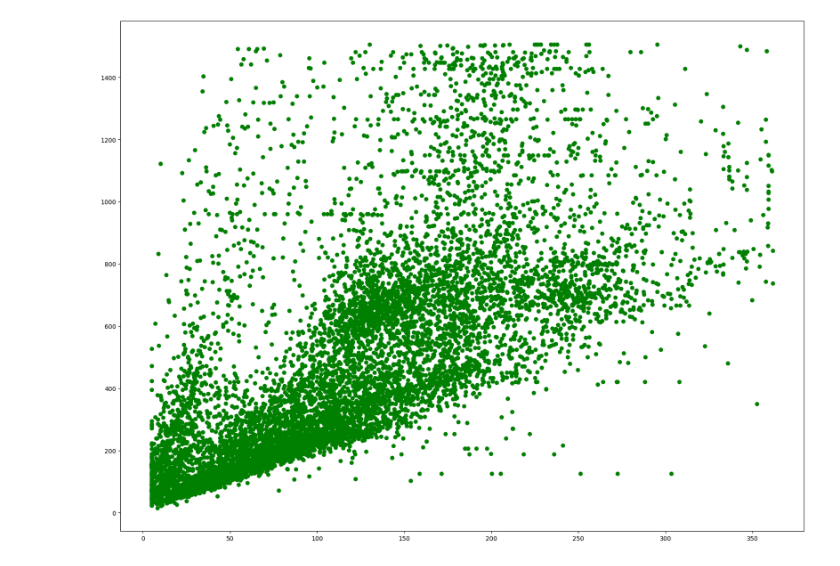
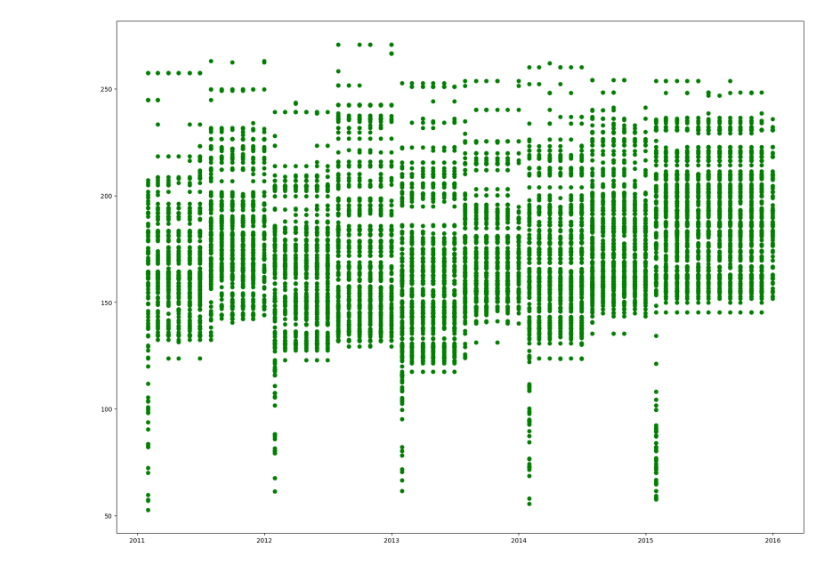
Before and after one commit to kylerod22/siads593-water-sustainability, a Jupyter notebook: milestone.ipynb, the cells around one changed output. Cells and saved outputs as stored; diff of their text form; code cells hidden in the pictures.

Commit message:
primary_dataset function plus visualization

```diff
--- a/milestone.ipynb
+++ b/milestone.ipynb
@@ -14,4 +0,0 @@ import pandas as pd
-# %%
-landsat = pd.read_csv('landsat_features_training.csv')
-terra = pd.read_csv('terraclimate_features_training.csv')
-water_qual = pd.read_csv('water_quality_training_dataset.csv')
@@ -29,0 +1,28 @@ landsat_terra_water_qual.head()
+# %%
+import pandas as pd
+
+def primary_dataset(landsat='landsat_features_training.csv', terraclimate='terraclimate_features_training.csv', wq='water_quality_training_dataset.csv', col='Sample Date'):
+    '''
+    input: 3 primary datasets (CSV files) from EY's Water Quality Prediction: Benchmark Notebook
+    return: merged pandas dataframe with added bin column (monthly) joined on GPS coordinates and date
+    '''
+    # read CSVs
+    landsat = pd.read_csv(landsat)
+    terraclimate = pd.read_csv(terraclimate)
+    wq = pd.read_csv(wq)
+
+    # merge features and targets on coordinates and date; convert to datetime
+    landsat_terracl = pd.merge(landsat, terraclimate)
+    landsat_terracl_wq = pd.merge(landsat_terracl, wq)
+    landsat_terracl_wq[col] = pd.to_datetime(landsat_terracl_wq[col], dayfirst=True, errors='coerce')
+
+    # bin according to month
+    bins = pd.date_range(start=landsat_terracl_wq[col].min(), end=landsat_terracl_wq[col].max(), freq='ME')
+    landsat_terracl_wq['binned_months'] = pd.cut(landsat_terracl_wq[col], bins=len(bins), labels=bins)
+
+    print('We will explore Water Quality over the course of',len(landsat_terracl_wq[['binned_months']].groupby('binned_months').count()),'months.')
+
+    return landsat_terracl_wq
+# %%
+df = primary_dataset()
+df.head()
@@ -30,8 +37,7 @@ landsat_terra_water_qual.head()
 # %%
-import numpy as np
 import matplotlib.pyplot as plt
 
 fig, ax = plt.subplots(figsize=(20, 15))
-ax.scatter(landsat_terra_water_qual['Total Alkalinity'], landsat_terra_water_qual['Electrical Conductance'], color='green');
+ax.scatter(df['binned_months'], df['pet'], color='green');
 # %% [output]
-[figure, old version]
+[figure, new version]
```
Also changed, not shown: parts of 6 cells of this notebook.
